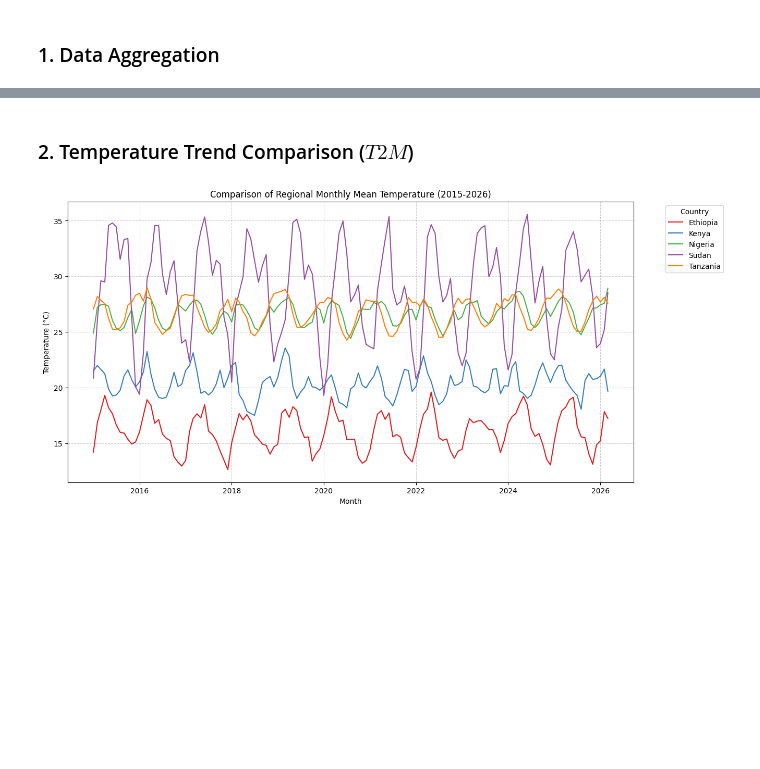
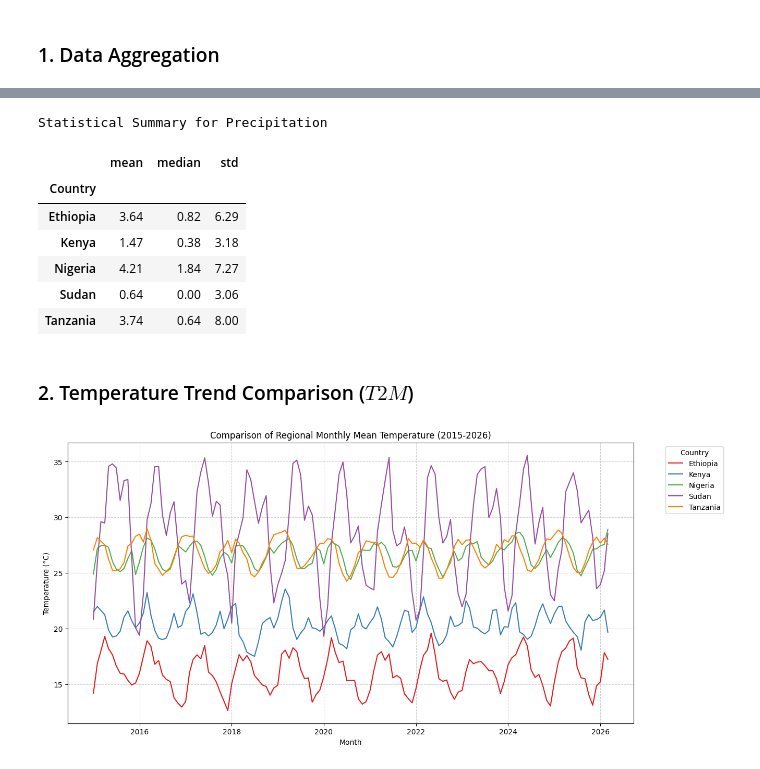
Before and after one commit to hk12214/climate-challenge-week0, a Jupyter notebook: notebooks/compare_countries.ipynb, the cells around one changed output, grey strips where cells are left out. Drawn from its saved outputs; the diff is of its cells as text; code cells hidden in the pictures; blank space fills up the shorter version.

```diff
--- a/notebooks/compare_countries.ipynb
+++ b/notebooks/compare_countries.ipynb
@@ -30,3 +43,16 @@ df_master['Month'] = df_master['Date'].dt.to_period('M').dt.to_timestamp()
+# %%
+print("Statistical Summary for Precipitation ")
+precip_summary = df_master.groupby('Country')['PRECTOTCORR'].agg(['mean', 'median', 'std']).round(2)
+precip_summary
+# %% [output]
+Statistical Summary for Precipitation
+|  | mean | median | std |
+| Country |  |  |  |
+| Ethiopia | 3.64 | 0.82 | 6.29 |
+| Kenya | 1.47 | 0.38 | 3.18 |
+| Nigeria | 4.21 | 1.84 | 7.27 |
+| Sudan | 0.64 | 0.00 | 3.06 |
+| Tanzania | 3.74 | 0.64 | 8.00 |
 # %% [markdown]
 ### 2. Temperature Trend Comparison ($T2M$)
 # %%
```
Also changed, not shown: parts of 3 cells of this notebook.
